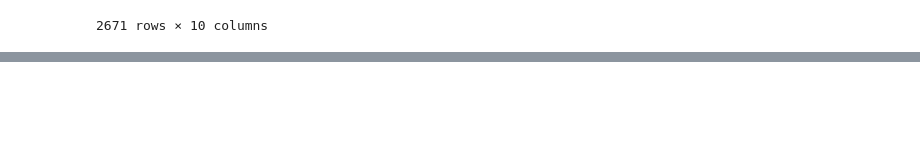
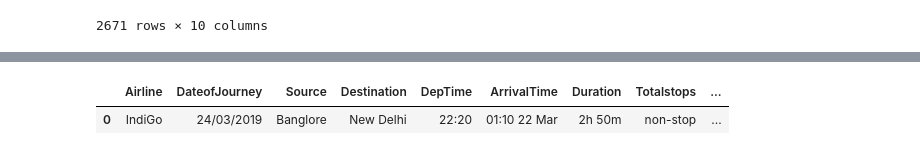
Before and after one commit to Rajasekar-N-stack/Flightprice_Prediction, a Jupyter notebook: flightpredict.ipynb, the cells around one changed output, grey strips where cells are left out. Saved outputs shown, nothing was run; the diff lists cells and outputs as text; code cells hidden in the pictures; blank space fills up the shorter version.

Commit message:
feat:inspect and cleaning the Totalstops column

```diff
--- a/flightpredict.ipynb
+++ b/flightpredict.ipynb
@@ -278,4 +278,4 @@ AdditionalInfo    False
 Price             False
 dtype: bool
 # %%
-df.drop(columns='Route')
+df.drop(columns='Route',inplace=True)
@@ -392,0 +411,5 @@ df1
+# %%
+df.head(1)
+# %% [output]
+|  | Airline | DateofJourney | Source | Destination | DepTime | ArrivalTime | Duration | Totalstops | ... |
+| 0 | IndiGo | 24/03/2019 | Banglore | New Delhi | 22:20 | 01:10 22 Mar | 2h 50m | non-stop | ... |
```
Also changed, not shown: parts of 14 cells of this notebook.
